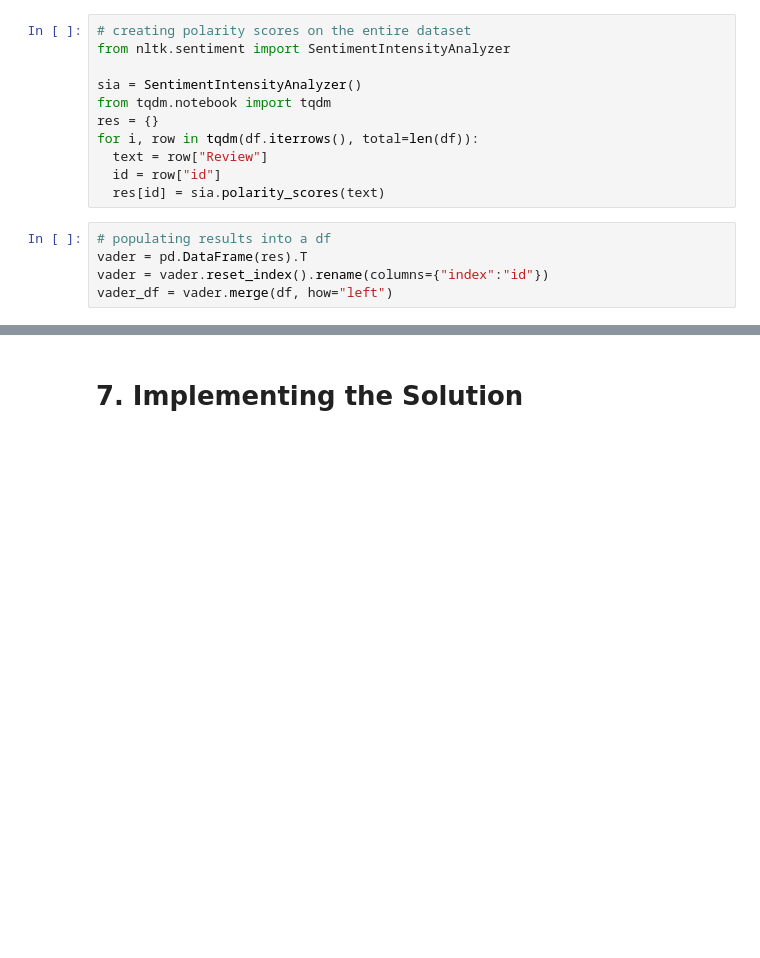
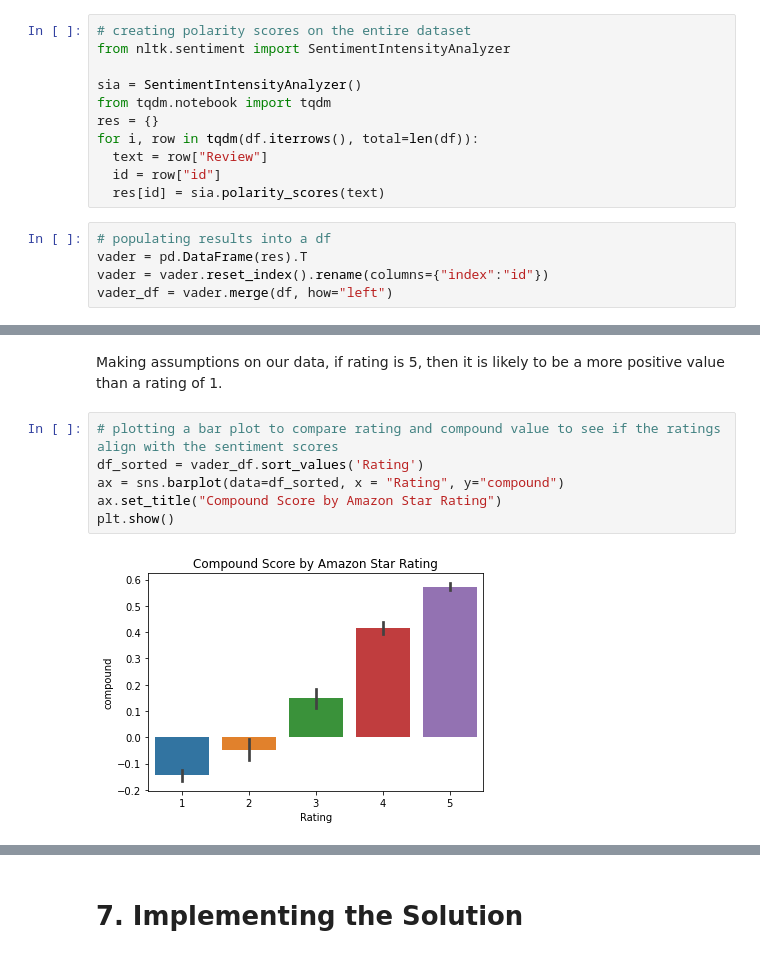
Before and after one commit to Mercy-Njambi/Mobile-Phone-Sentiment-Analysis, a Jupyter notebook: Mobile_Phone_Sentiment_Analysis.ipynb, the cells around one changed output, grey strips where cells are left out. Cells and saved outputs as stored; diff of their text form; blank space fills up the shorter version.

Commit message:
Vader analysis

```diff
--- a/Mobile_Phone_Sentiment_Analysis.ipynb
+++ b/Mobile_Phone_Sentiment_Analysis.ipynb
@@ -606,0 +611,10 @@ vader_df.head()
+# %% [markdown]
+Making assumptions on our data, if rating is 5, then it is likely to be a more positive value than a rating of 1.
+# %%
+# plotting a bar plot to compare rating and compound value to see if the ratings align with the sentiment scores
+df_sorted = vader_df.sort_values('Rating')
+ax = sns.barplot(data=df_sorted, x = "Rating", y="compound")
+ax.set_title("Compound Score by Amazon Star Rating")
+plt.show()
+# %% [output]
+[figure, added]
```
Also changed, not shown: parts of 5 cells of this notebook.
